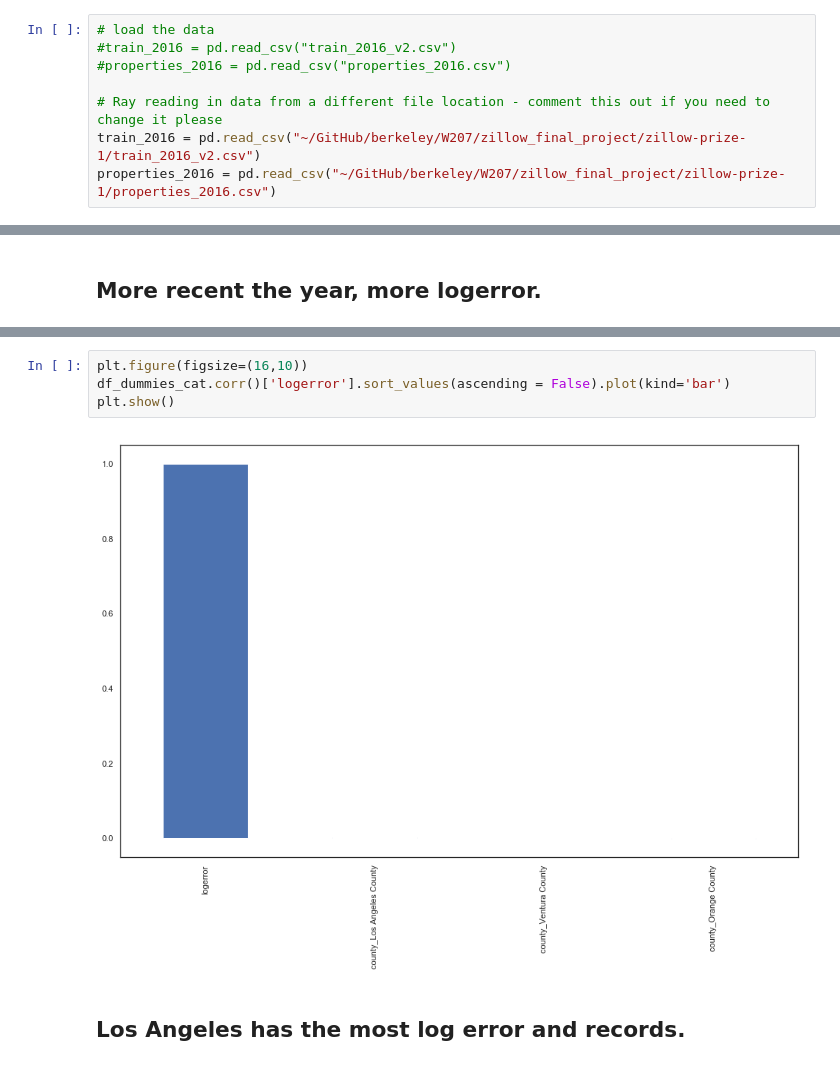
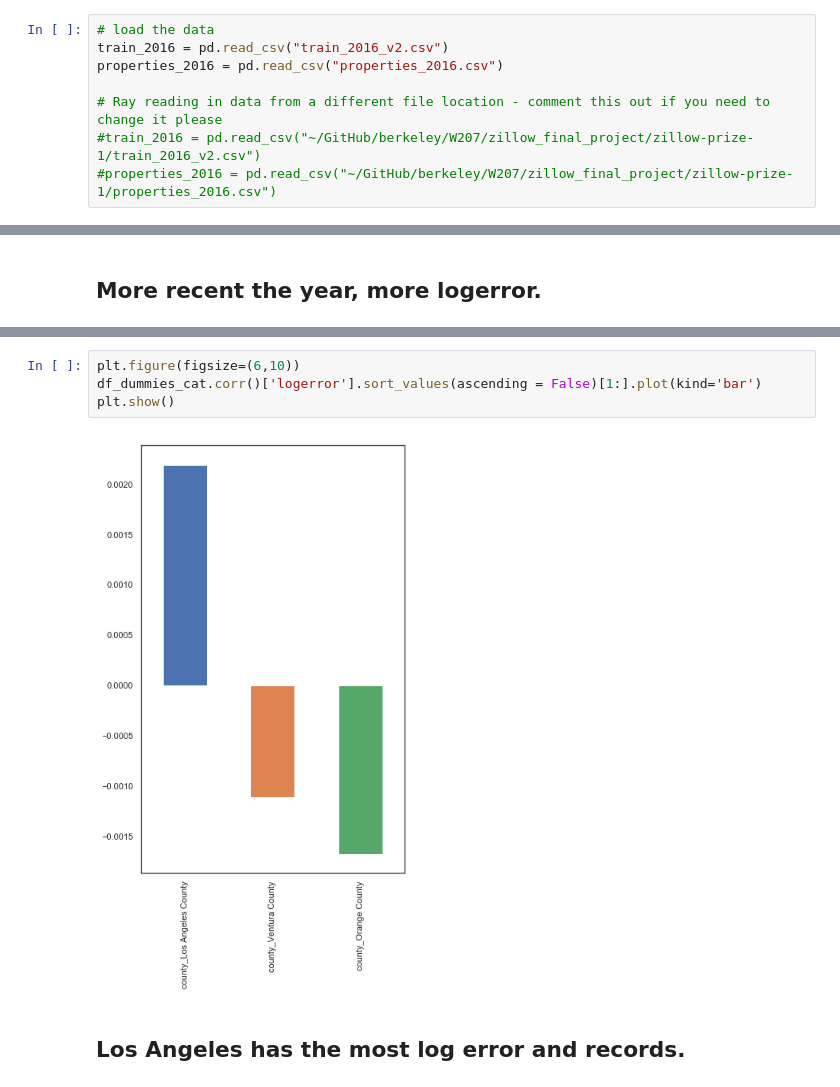
Before and after one commit to AustinDoolittle/W207-Final-Project, a Jupyter notebook: combined_eda.ipynb, the cells around one changed output, grey strips where cells are left out. Cells and saved outputs as stored; diff of their text form.

```diff
--- a/combined_eda.ipynb
+++ b/combined_eda.ipynb
@@ -28,12 +28,12 @@ import reverse_geocoder as rg
 ## Read in Data
 # %%
 # load the data
-#train_2016 = pd.read_csv("train_2016_v2.csv")
-#properties_2016 = pd.read_csv("properties_2016.csv")
+train_2016 = pd.read_csv("train_2016_v2.csv")
+properties_2016 = pd.read_csv("properties_2016.csv")
 
 # Ray reading in data from a different file location - comment this out if you need to change it please
-train_2016 = pd.read_csv("~/GitHub/berkeley/W207/zillow_final_project/zillow-prize-1/train_2016_v2.csv")
-properties_2016 = pd.read_csv("~/GitHub/berkeley/W207/zillow_final_project/zillow-prize-1/properties_2016.csv")
+#train_2016 = pd.read_csv("~/GitHub/berkeley/W207/zillow_final_project/zillow-prize-1/train_2016_v2.csv")
+#properties_2016 = pd.read_csv("~/GitHub/berkeley/W207/zillow_final_project/zillow-prize-1/properties_2016.csv")
 # %% [markdown]
 # Exploratory Data Analysis
 # %%
@@ -489,11 +485,11 @@ display(ray_df.groupby(['county'],axis = 0).count()[[xvar]])
 | Orange County | 190 |
 | Ventura County | 40 |
 # %%
-plt.figure(figsize=(16,10))
-df_dummies_cat.corr()['logerror'].sort_values(ascending = False).plot(kind='bar')
+plt.figure(figsize=(6,10))
+df_dummies_cat.corr()['logerror'].sort_values(ascending = False)[1:].plot(kind='bar')
 plt.show()
 # %% [output]
-[figure, old version]
+[figure, new version]
 # %% [markdown]
 ## Los Angeles has the most log error and records.
 # %%
```
Also changed, not shown: parts of 55 cells of this notebook.
